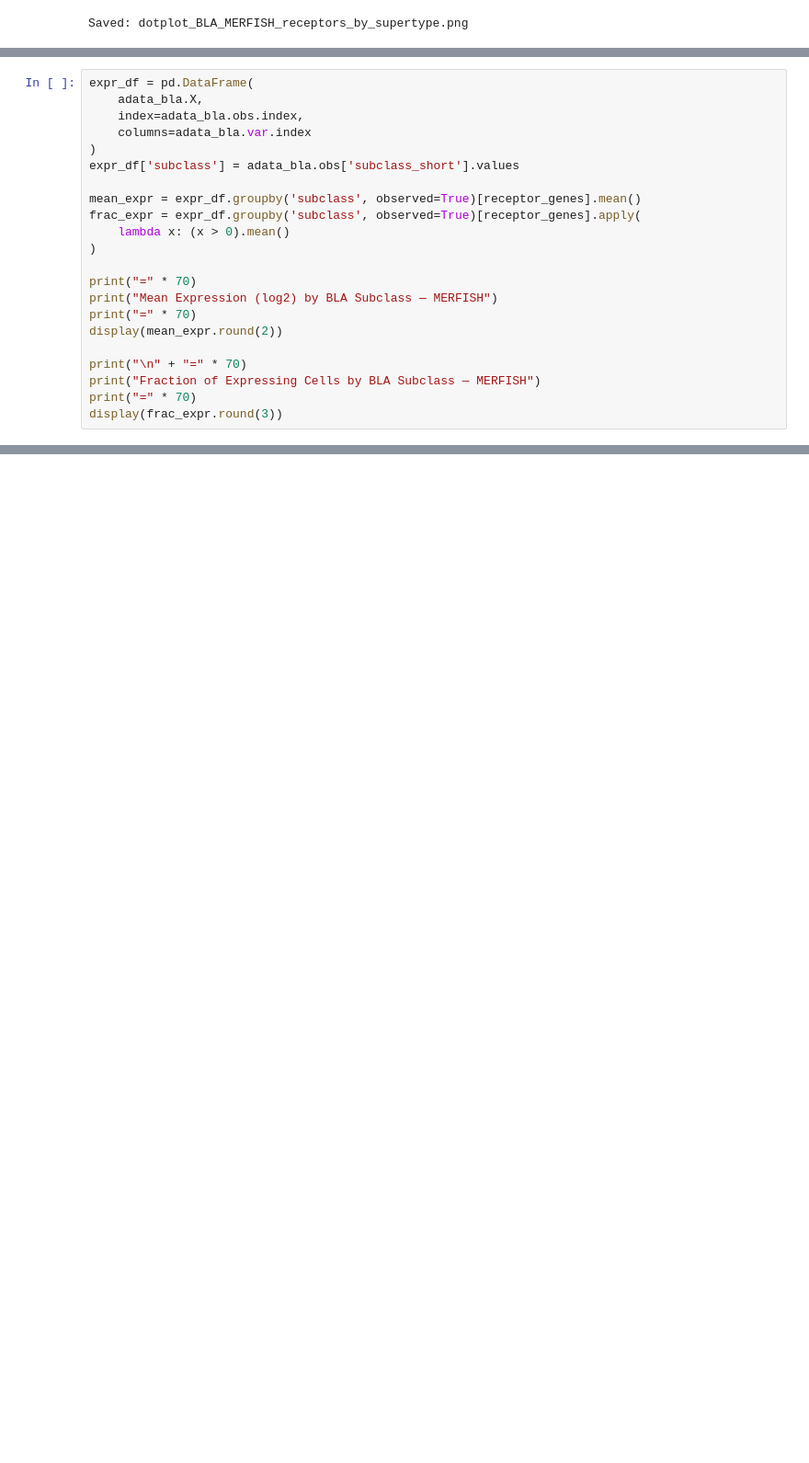
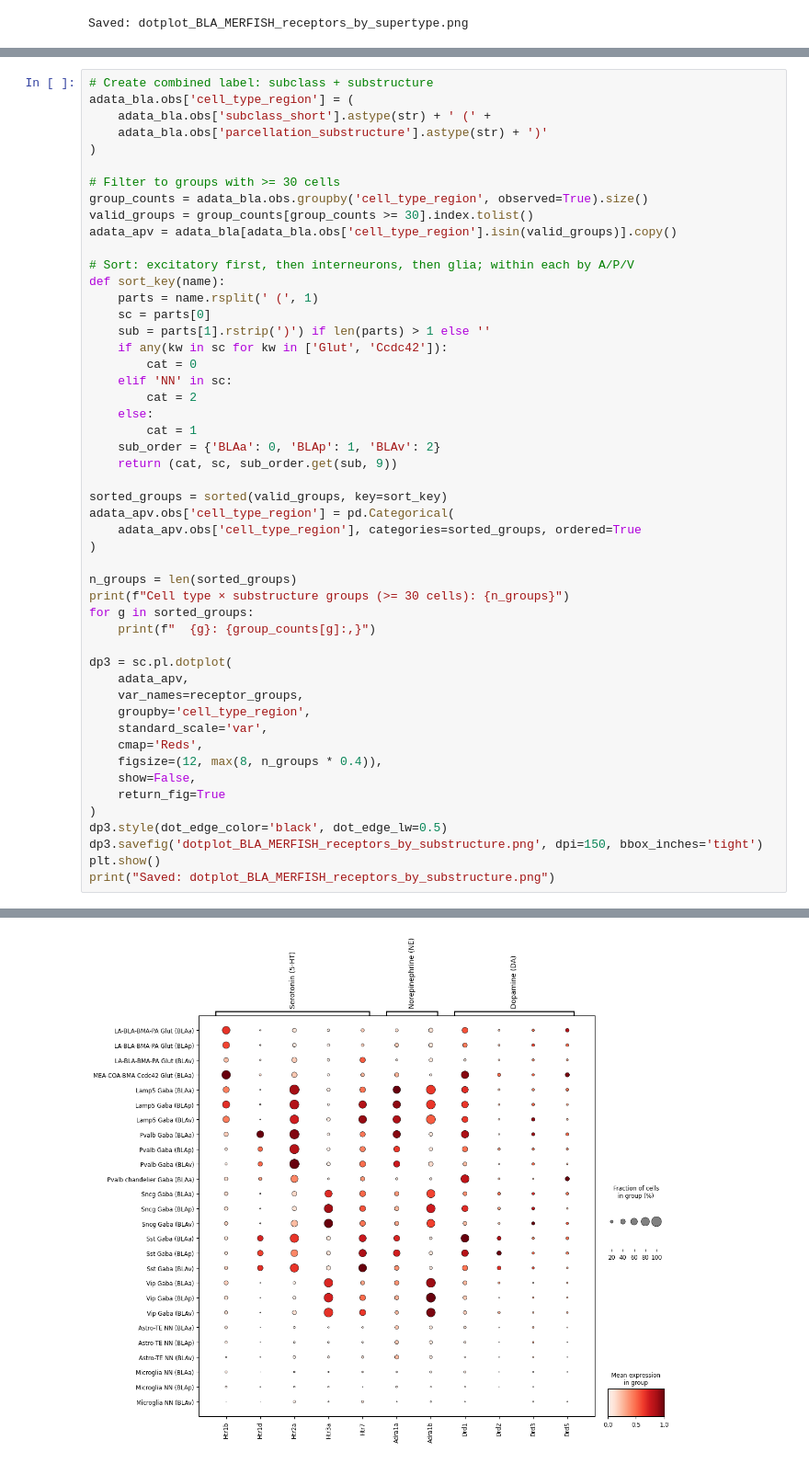
Before and after one commit to akaye/abc_atlas_access, a Jupyter notebook: notebooks/single_cell_dotplot_BLA_MERFISH_receptors.ipynb, the cells around one changed output, grey strips where cells are left out. Shown at 92% size. Cells and saved outputs as stored; diff of their text form; blank space fills up the shorter version.

```diff
--- a/notebooks/single_cell_dotplot_BLA_MERFISH_receptors.ipynb
+++ b/notebooks/single_cell_dotplot_BLA_MERFISH_receptors.ipynb
@@ -338,23 +349,51 @@ Saved: dotplot_BLA_MERFISH_receptors_by_supertype.png
 # %%
-expr_df = pd.DataFrame(
-    adata_bla.X,
-    index=adata_bla.obs.index,
-    columns=adata_bla.var.index
-)
-expr_df['subclass'] = adata_bla.obs['subclass_short'].values
-
-mean_expr = expr_df.groupby('subclass', observed=True)[receptor_genes].mean()
-frac_expr = expr_df.groupby('subclass', observed=True)[receptor_genes].apply(
-    lambda x: (x > 0).mean()
+# Create combined label: subclass + substructure
+adata_bla.obs['cell_type_region'] = (
+    adata_bla.obs['subclass_short'].astype(str) + ' (' +
+    adata_bla.obs['parcellation_substructure'].astype(str) + ')'
 )
 
-print("=" * 70)
-print("Mean Expression (log2) by BLA Subclass — MERFISH")
-print("=" * 70)
-display(mean_expr.round(2))
+# Filter to groups with >= 30 cells
+group_counts = adata_bla.obs.groupby('cell_type_region', observed=True).size()
+valid_groups = group_counts[group_counts >= 30].index.tolist()
+adata_apv = adata_bla[adata_bla.obs['cell_type_region'].isin(valid_groups)].copy()
 
-print("\n" + "=" * 70)
-print("Fraction of Expressing Cells by BLA Subclass — MERFISH")
-print("=" * 70)
-display(frac_expr.round(3))
+# Sort: excitatory first, then interneurons, then glia; within each by A/P/V
+def sort_key(name):
+    parts = name.rsplit(' (', 1)
+    sc = parts[0]
+    sub = parts[1].rstrip(')') if len(parts) > 1 else ''
+    if any(kw in sc for kw in ['Glut', 'Ccdc42']):
+        cat = 0
+    elif 'NN' in sc:
+        cat = 2
+    else:
+        cat = 1
+    sub_order = {'BLAa': 0, 'BLAp': 1, 'BLAv': 2}
+    return (cat, sc, sub_order.get(sub, 9))
+
+sorted_groups = sorted(valid_groups, key=sort_key)
+adata_apv.obs['cell_type_region'] = pd.Categorical(
+    adata_apv.obs['cell_type_region'], categories=sorted_groups, ordered=True
+)
+
+n_groups = len(sorted_groups)
+print(f"Cell type × substructure groups (>= 30 cells): {n_groups}")
+for g in sorted_groups:
+    print(f"  {g}: {group_counts[g]:,}")
+
+dp3 = sc.pl.dotplot(
+    adata_apv,
+    var_names=receptor_groups,
+    groupby='cell_type_region',
+    standard_scale='var',
+    cmap='Reds',
+    figsize=(12, max(8, n_groups * 0.4)),
+    show=False,
+    return_fig=True
+)
+dp3.style(dot_edge_color='black', dot_edge_lw=0.5)
+dp3.savefig('dotplot_BLA_MERFISH_receptors_by_substructure.png', dpi=150, bbox_inches='tight')
+plt.show()
+print("Saved: dotplot_BLA_MERFISH_receptors_by_substructure.png")
 # %% [output]
@@ -375,0 +417 @@ Mean Expression (log2) by BLA Subclass — MERFISH
+[figure, added]
```
Also changed, not shown: parts of 5 cells of this notebook, 1 other file.
